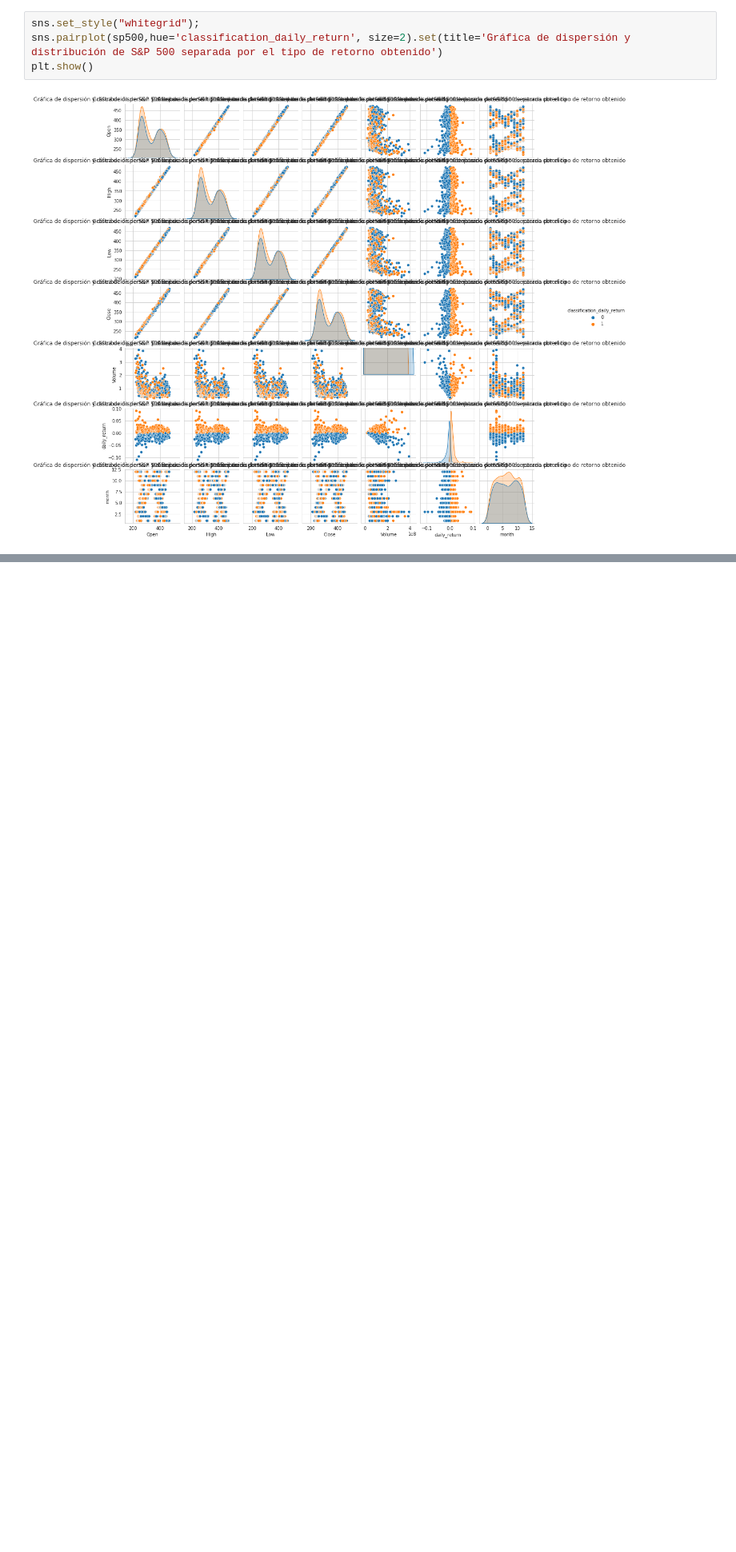
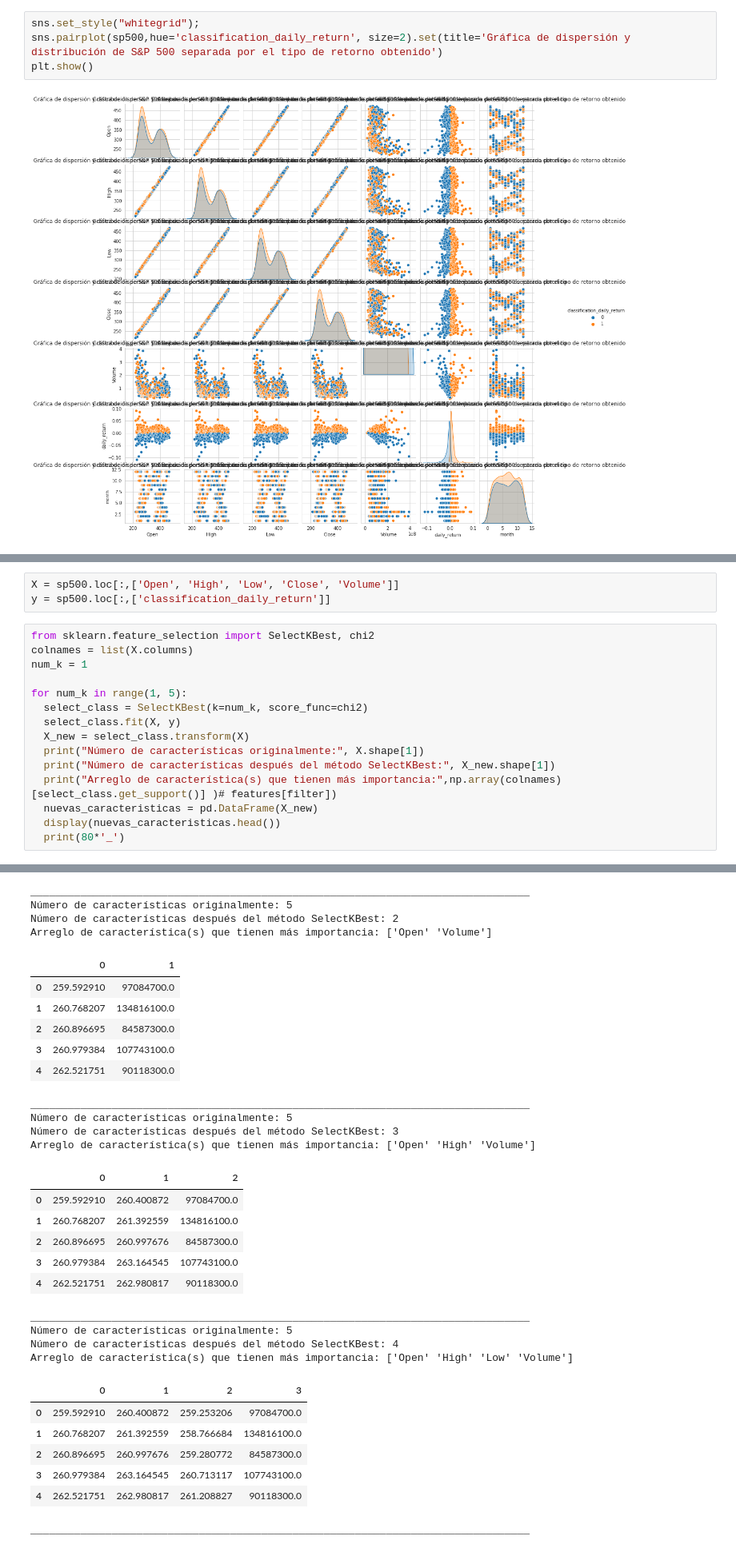
Before and after one commit to MaLuisa7/Machine_Learning_Lessons, a Jupyter notebook: TAREAS_ML.ipynb, the cells around one changed output, grey strips where cells are left out. Shown at 80% size. Drawn from its saved outputs; the diff is of its cells as text; blank space fills up the shorter version.

```diff
--- a/TAREAS_ML.ipynb
+++ b/TAREAS_ML.ipynb
@@ -460,0 +467,19 @@ plt.show()
+# %%
+X = sp500.loc[:,['Open', 'High', 'Low', 'Close', 'Volume']]
+y = sp500.loc[:,['classification_daily_return']]
+# %%
+from sklearn.feature_selection import SelectKBest, chi2
+colnames = list(X.columns)
+num_k = 1
+
+for num_k in range(1, 5):
+  select_class = SelectKBest(k=num_k, score_func=chi2)
+  select_class.fit(X, y)
+  X_new = select_class.transform(X)
+  print("Número de características originalmente:", X.shape[1])
+  print("Número de características después del método SelectKBest:", X_new.shape[1])
+  print("Arreglo de característica(s) que tienen más importancia:",np.array(colnames)[select_class.get_support()] )# features[filter])
+  nuevas_caracteristicas = pd.DataFrame(X_new)
+  display(nuevas_caracteristicas.head())
+  print(80*'_')
+# %% [output]
@@ -460,0 +495,31 @@ plt.show()
+________________________________________________________________________________
+Número de características originalmente: 5
+Número de características después del método SelectKBest: 2
+Arreglo de característica(s) que tienen más importancia: ['Open' 'Volume']
+|  | 0 | 1 |
+| 0 | 259.592910 | 97084700.0 |
+| 1 | 260.768207 | 134816100.0 |
+| 2 | 260.896695 | 84587300.0 |
+| 3 | 260.979384 | 107743100.0 |
+| 4 | 262.521751 | 90118300.0 |
+________________________________________________________________________________
+Número de características originalmente: 5
+Número de características después del método SelectKBest: 3
+Arreglo de característica(s) que tienen más importancia: ['Open' 'High' 'Volume']
+|  | 0 | 1 | 2 |
+| 0 | 259.592910 | 260.400872 | 97084700.0 |
+| 1 | 260.768207 | 261.392559 | 134816100.0 |
+| 2 | 260.896695 | 260.997676 | 84587300.0 |
+| 3 | 260.979384 | 263.164545 | 107743100.0 |
+| 4 | 262.521751 | 262.980817 | 90118300.0 |
+________________________________________________________________________________
+Número de características originalmente: 5
+Número de características después del método SelectKBest: 4
+Arreglo de característica(s) que tienen más importancia: ['Open' 'High' 'Low' 'Volume']
+|  | 0 | 1 | 2 | 3 |
+| 0 | 259.592910 | 260.400872 | 259.253206 | 97084700.0 |
+| 1 | 260.768207 | 261.392559 | 258.766684 | 134816100.0 |
+| 2 | 260.896695 | 260.997676 | 259.280772 | 84587300.0 |
+| 3 | 260.979384 | 263.164545 | 260.713117 | 107743100.0 |
+| 4 | 262.521751 | 262.980817 | 261.208827 | 90118300.0 |
+________________________________________________________________________________
```
Also changed, not shown: parts of 23 cells of this notebook.
